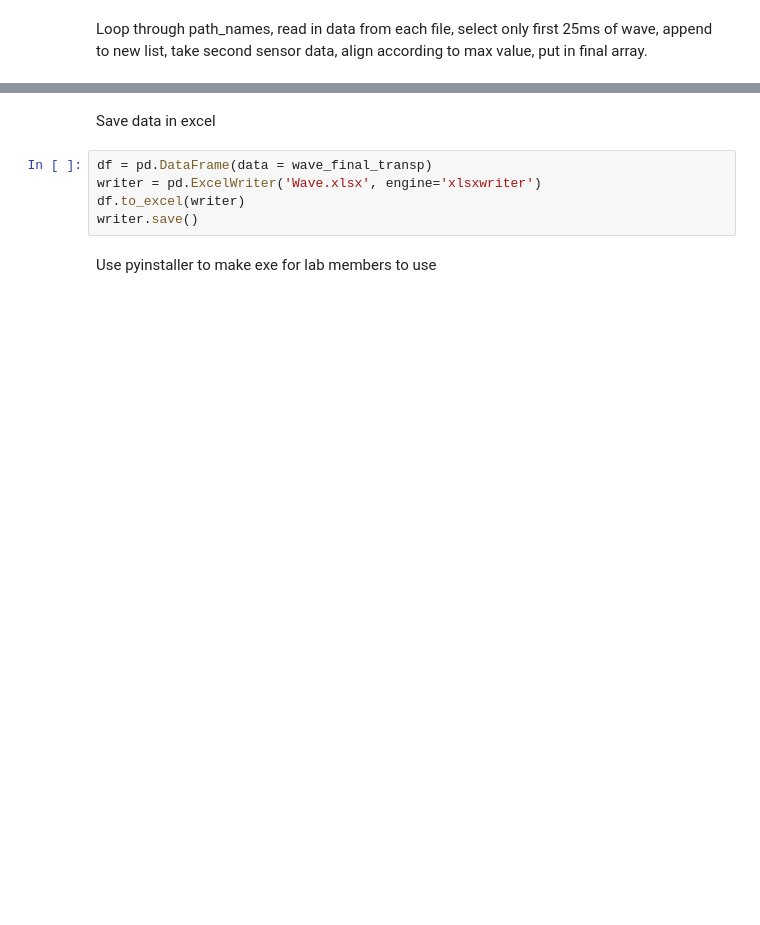
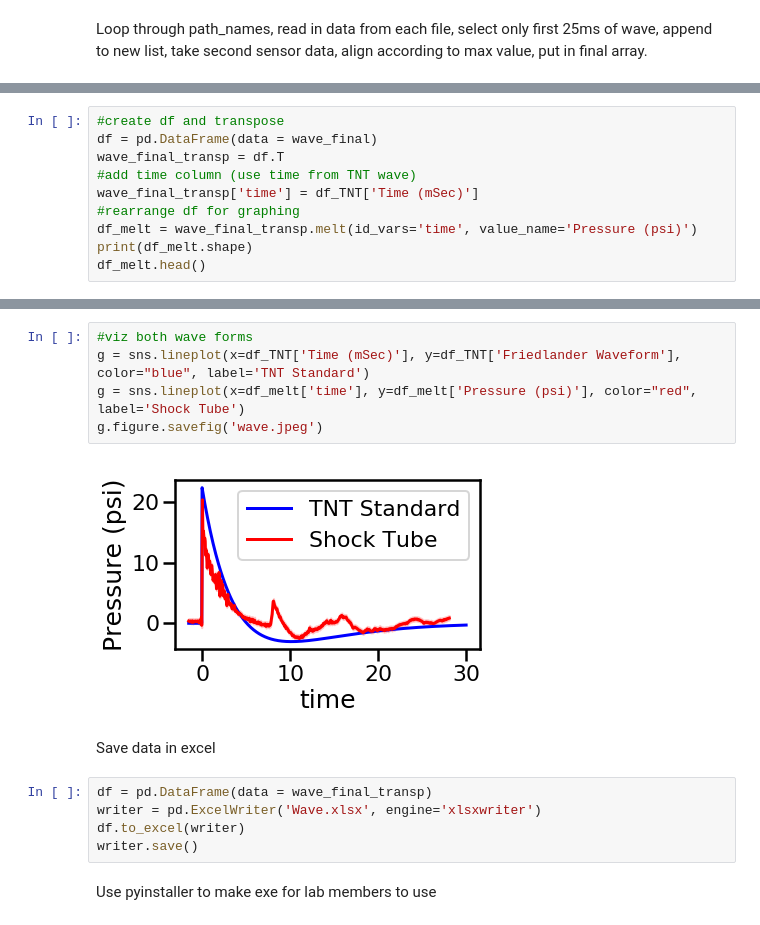
Before and after one commit to grace3999/blast-wave, a Jupyter notebook: Wave.ipynb, the cells around one changed output, grey strips where cells are left out. Drawn from its saved outputs; the diff is of its cells as text; blank space fills up the shorter version.

Commit message:
add TNT standard

```diff
--- a/Wave.ipynb
+++ b/Wave.ipynb
@@ -63,0 +103,10 @@ wave_final_transp = df.T
+# %%
+#create df and transpose
+df = pd.DataFrame(data = wave_final)
+wave_final_transp = df.T
+#add time column (use time from TNT wave)
+wave_final_transp['time'] = df_TNT['Time (mSec)']
+#rearrange df for graphing
+df_melt = wave_final_transp.melt(id_vars='time', value_name='Pressure (psi)')
+print(df_melt.shape)
+df_melt.head()
@@ -64,3 +121,10 @@ wave_final_transp = df.T
+# %%
+#viz both wave forms
+g = sns.lineplot(x=df_TNT['Time (mSec)'], y=df_TNT['Friedlander Waveform'], color="blue", label='TNT Standard')
+g = sns.lineplot(x=df_melt['time'], y=df_melt['Pressure (psi)'], color="red", label='Shock Tube')
+g.figure.savefig('wave.jpeg')
+# %% [output]
+[figure, added]
 # %% [markdown]
 Save data in excel
 # %%
```
Also changed, not shown: parts of 12 cells of this notebook.
